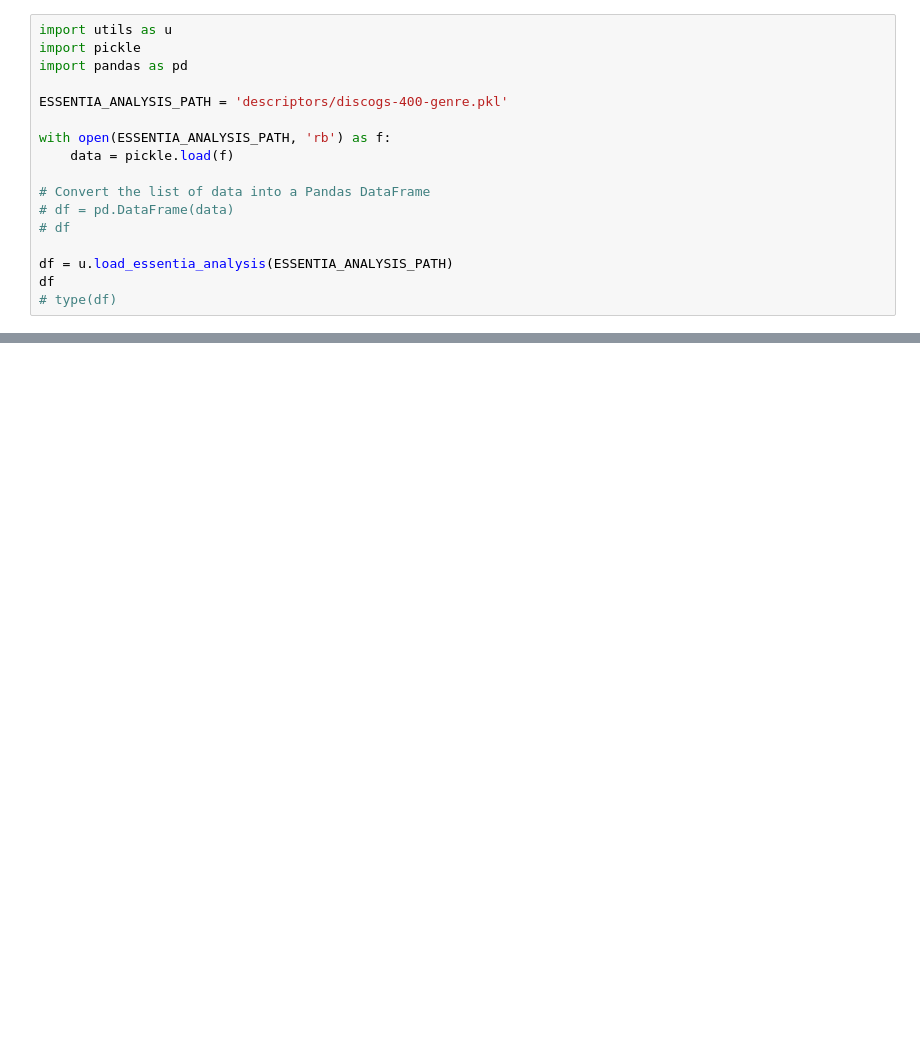
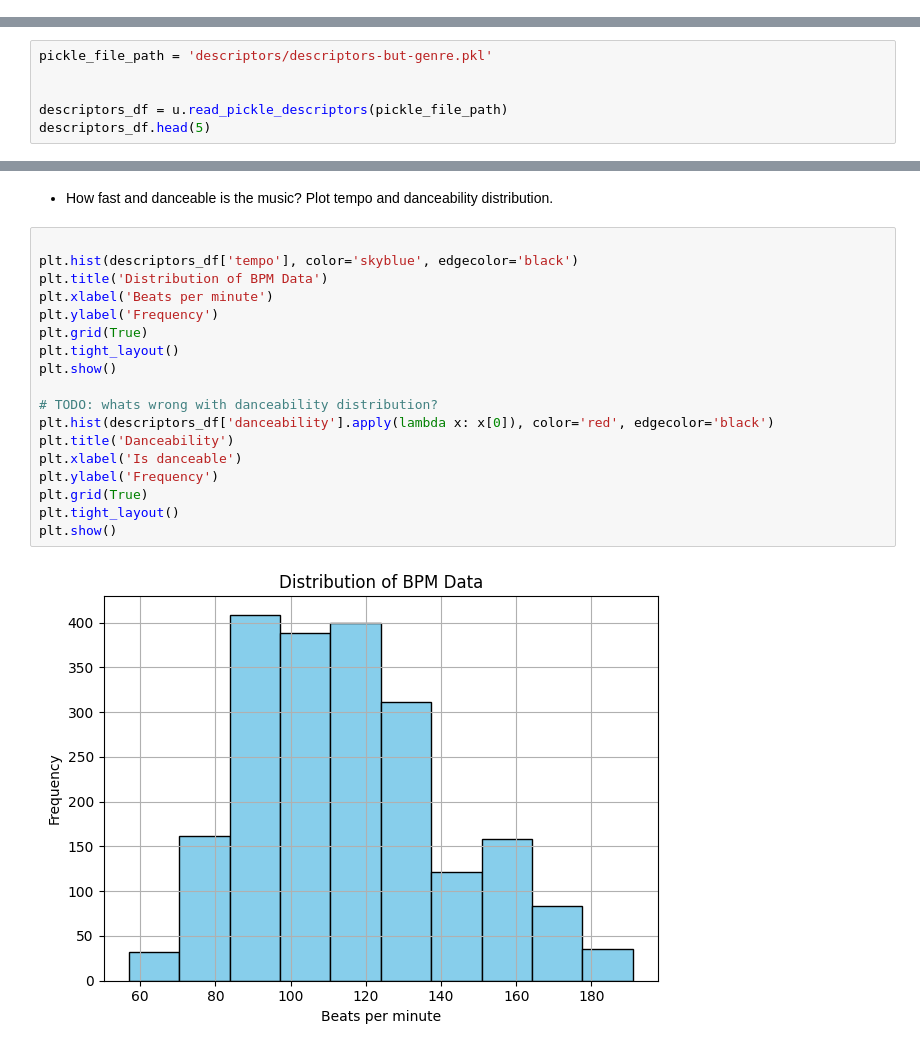
Before and after one commit to Masetto96/music-collection-analyzer, a Jupyter notebook: statistics.ipynb, the cells around one changed output, grey strips where cells are left out. Cells and saved outputs as stored; diff of their text form; blank space fills up the shorter version.

```diff
--- a/statistics.ipynb
+++ b/statistics.ipynb
@@ -47,17 +10,0 @@ df
-# %%
-import utils as u
-import pickle
-import pandas as pd
-
-ESSENTIA_ANALYSIS_PATH = 'descriptors/discogs-400-genre.pkl'
-
-with open(ESSENTIA_ANALYSIS_PATH, 'rb') as f:
-    data = pickle.load(f)
-
-# Convert the list of data into a Pandas DataFrame
-# df = pd.DataFrame(data)
-# df
-
-df = u.load_essentia_analysis(ESSENTIA_ANALYSIS_PATH)
-df
-# type(df)
@@ -81,0 +25,6 @@ df
+# %%
+pickle_file_path = 'descriptors/descriptors-but-genre.pkl'
+
+
+descriptors_df = u.read_pickle_descriptors(pickle_file_path)
+descriptors_df.head(5)
@@ -81,0 +38,22 @@ df
+# %% [markdown]
+- How fast and danceable is the music? Plot tempo and danceability distribution.
+# %%
+
+plt.hist(descriptors_df['tempo'], color='skyblue', edgecolor='black')
+plt.title('Distribution of BPM Data')
+plt.xlabel('Beats per minute')
+plt.ylabel('Frequency')
+plt.grid(True)
+plt.tight_layout()
+plt.show()
+
+# TODO: whats wrong with danceability distribution?
+plt.hist(descriptors_df['danceability'].apply(lambda x: x[0]), color='red', edgecolor='black')
+plt.title('Danceability')
+plt.xlabel('Is danceable')
+plt.ylabel('Frequency')
+plt.grid(True)
+plt.tight_layout()
+plt.show()
+# %% [output]
+[figure, added]
```
Also changed, not shown: parts of 13 cells of this notebook, 5 other files.
